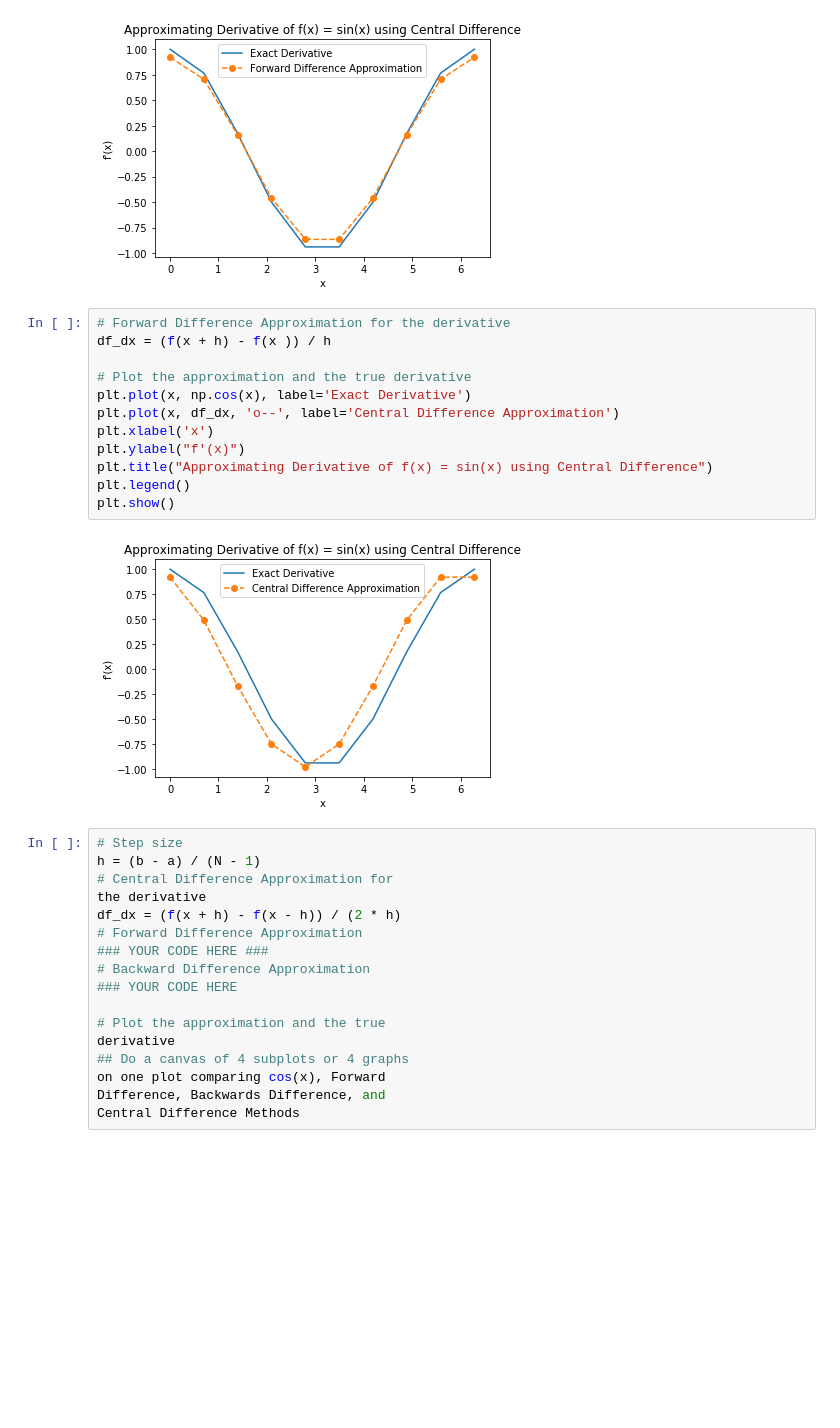
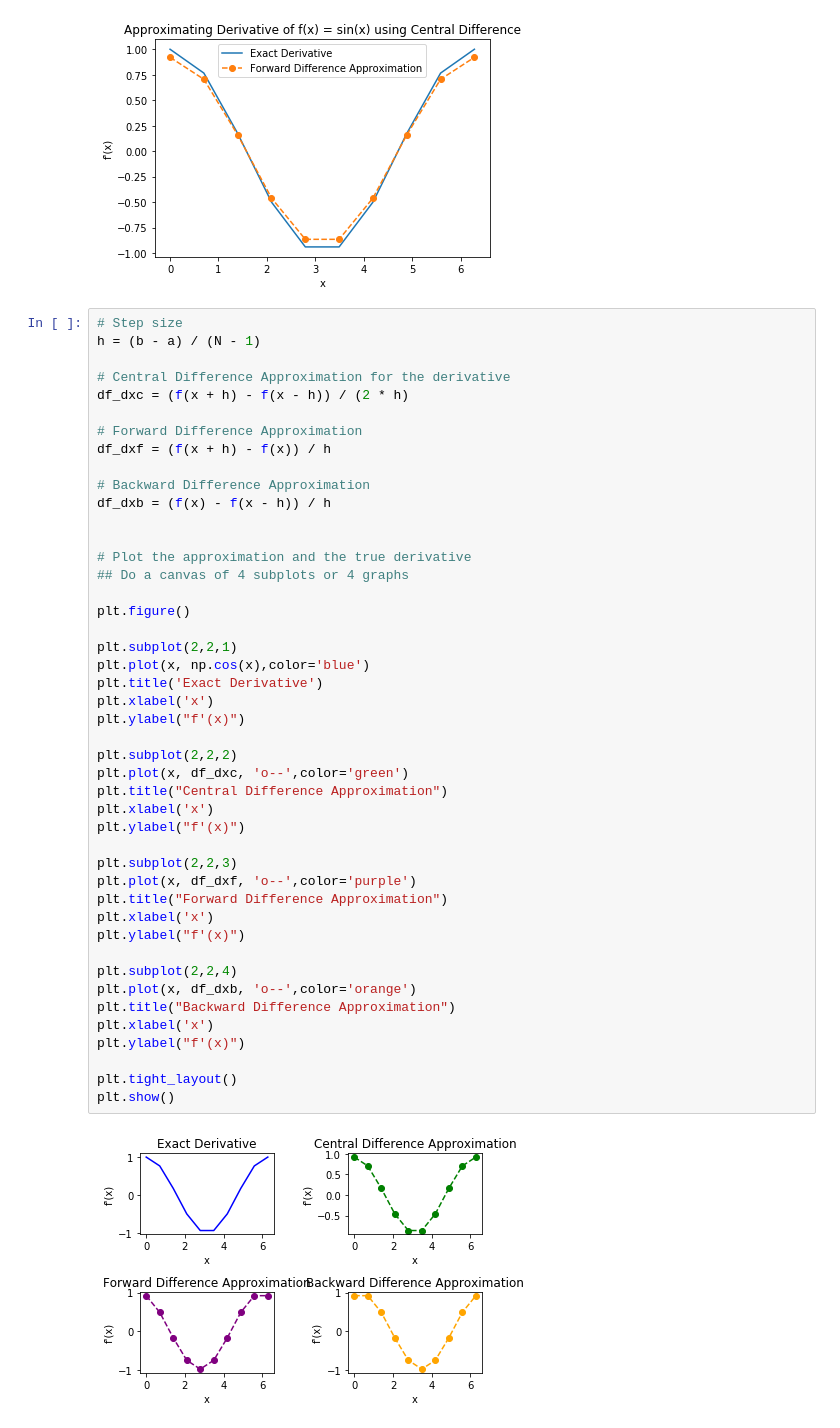
Before and after one commit to sk65556/coe311K, a Jupyter notebook: classwork/sk65556-CH14.ipynb, the cells around one changed output. Cells and saved outputs as stored; diff of their text form; blank space fills up the shorter version.

```diff
--- a/classwork/Challenge.ipynb
+++ b/classwork/sk65556-CH14.ipynb
@@ -37,34 +37,50 @@ plt.legend()
 plt.show()
 # %% [output]
 [figure]
-# %%
-# Forward Difference Approximation for the derivative
-df_dx = (f(x + h) - f(x )) / h
-
-# Plot the approximation and the true derivative
-plt.plot(x, np.cos(x), label='Exact Derivative')
-plt.plot(x, df_dx, 'o--', label='Central Difference Approximation')
-plt.xlabel('x')
-plt.ylabel("f'(x)")
-plt.title("Approximating Derivative of f(x) = sin(x) using Central Difference")
-plt.legend()
-plt.show()
-# %% [output]
-[figure, removed]
-# %%
-# Step size
-h = (b - a) / (N - 1)
-# Central Difference Approximation for
-the derivative
-df_dx = (f(x + h) - f(x - h)) / (2 * h)
-# Forward Difference Approximation
-### YOUR CODE HERE ###
-# Backward Difference Approximation
-### YOUR CODE HERE
-
-# Plot the approximation and the true
-derivative
-## Do a canvas of 4 subplots or 4 graphs
-on one plot comparing cos(x), Forward
-Difference, Backwards Difference, and
-Central Difference Methods
+# %%
+# Step size
+h = (b - a) / (N - 1)
+
+# Central Difference Approximation for the derivative
+df_dxc = (f(x + h) - f(x - h)) / (2 * h)
+
+# Forward Difference Approximation
+df_dxf = (f(x + h) - f(x)) / h
+
+# Backward Difference Approximation
+df_dxb = (f(x) - f(x - h)) / h
+
+
+# Plot the approximation and the true derivative
+## Do a canvas of 4 subplots or 4 graphs
+
+plt.figure()
+
+plt.subplot(2,2,1)
+plt.plot(x, np.cos(x),color='blue')
+plt.title('Exact Derivative')
+plt.xlabel('x')
+plt.ylabel("f'(x)")
+
+plt.subplot(2,2,2)
+plt.plot(x, df_dxc, 'o--',color='green')
+plt.title("Central Difference Approximation")
+plt.xlabel('x')
+plt.ylabel("f'(x)")
+
+plt.subplot(2,2,3)
+plt.plot(x, df_dxf, 'o--',color='purple')
+plt.title("Forward Difference Approximation")
+plt.xlabel('x')
+plt.ylabel("f'(x)")
+
+plt.subplot(2,2,4)
+plt.plot(x, df_dxb, 'o--',color='orange')
+plt.title("Backward Difference Approximation")
+plt.xlabel('x')
+plt.ylabel("f'(x)")
+
+plt.tight_layout()
+plt.show()
+# %% [output]
+[figure, added]
```
